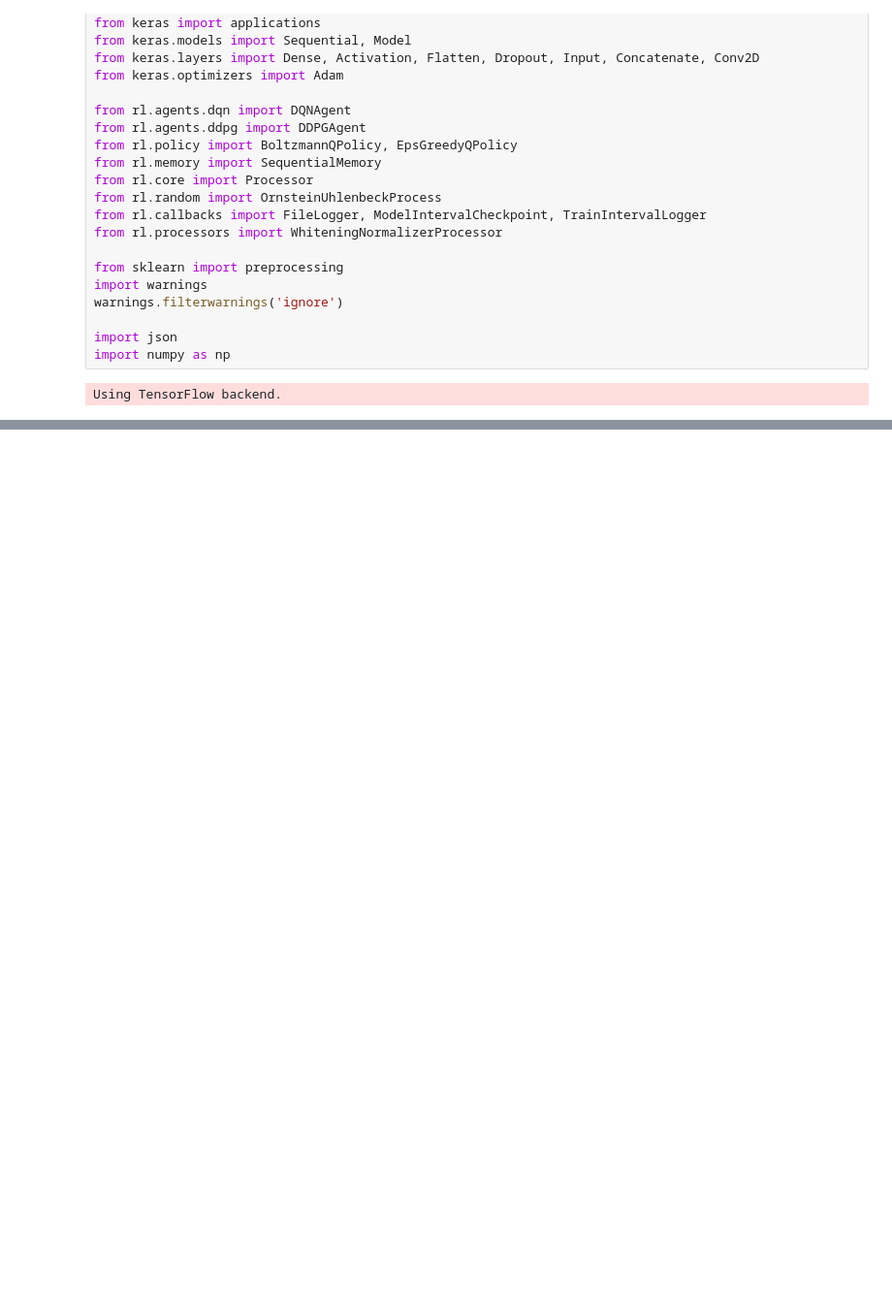
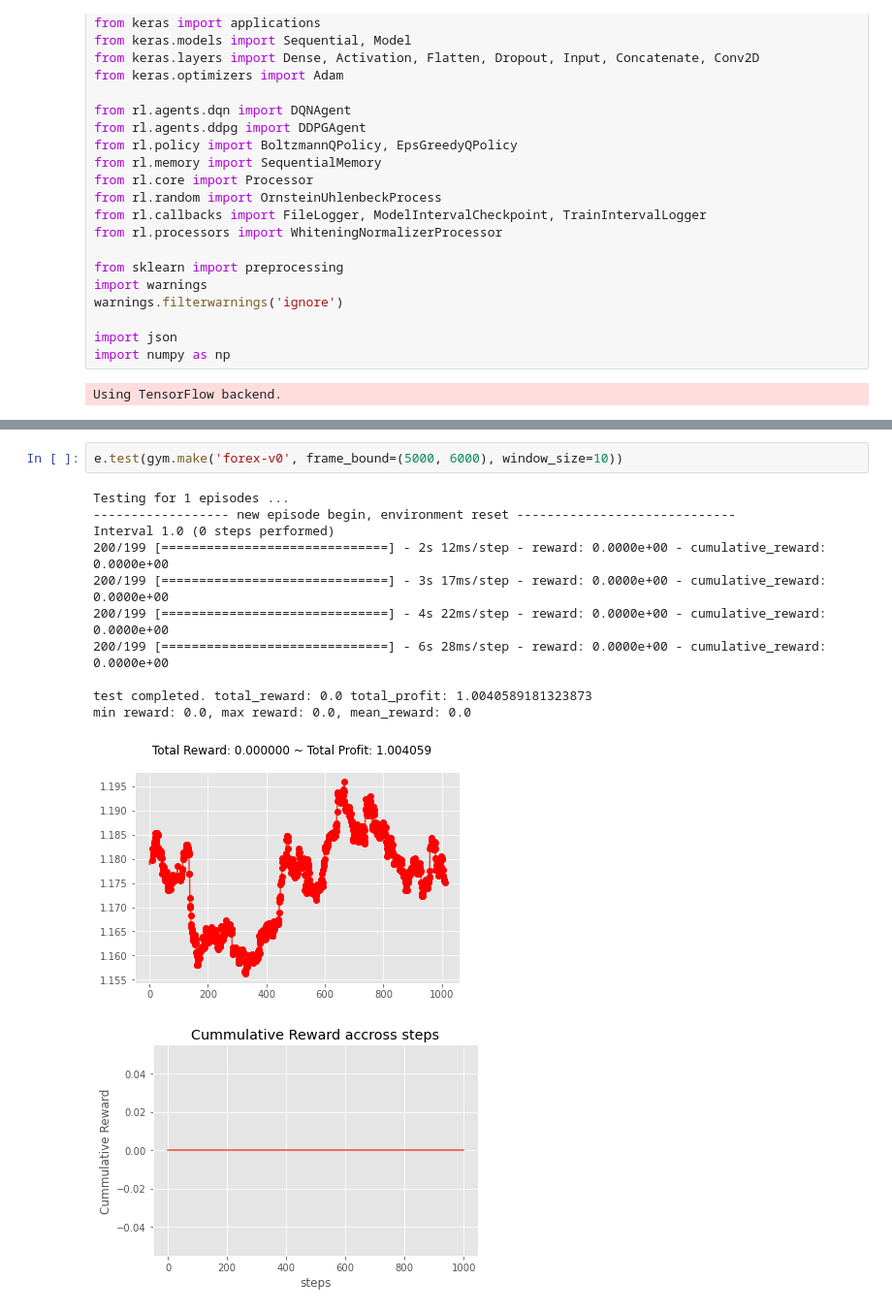
Before and after one commit to wliant/mtech-sls, a Jupyter notebook: TestEvaluation.ipynb, the cells around one changed output, grey strips where cells are left out. Shown at 97% size. Saved outputs shown, nothing was run; the diff lists cells and outputs as text; blank space fills up the shorter version.

Commit message:
TestEvaluation

```diff
--- a/TestEvaluation.ipynb
+++ b/TestEvaluation.ipynb
@@ -133,0 +192,15 @@ e.test(gym.make('forex-v0', frame_bound=(5000, 6000), window_size=10))
+# %%
+e.test(gym.make('forex-v0', frame_bound=(5000, 6000), window_size=10))
+# %% [output]
+Testing for 1 episodes ...
+------------------ new episode begin, environment reset -----------------------------
+Interval 1.0 (0 steps performed)
+200/199 [==============================] - 2s 12ms/step - reward: 0.0000e+00 - cumulative_reward: 0.0000e+00
+200/199 [==============================] - 3s 17ms/step - reward: 0.0000e+00 - cumulative_reward: 0.0000e+00
+200/199 [==============================] - 4s 22ms/step - reward: 0.0000e+00 - cumulative_reward: 0.0000e+00
+200/199 [==============================] - 6s 28ms/step - reward: 0.0000e+00 - cumulative_reward: 0.0000e+00
+
+test completed. total_reward: 0.0 total_profit: 1.0040589181323873
+min reward: 0.0, max reward: 0.0, mean_reward: 0.0
+[figure, added]
+[figure, added]
```
Also changed, not shown: parts of 11 cells of this notebook.
